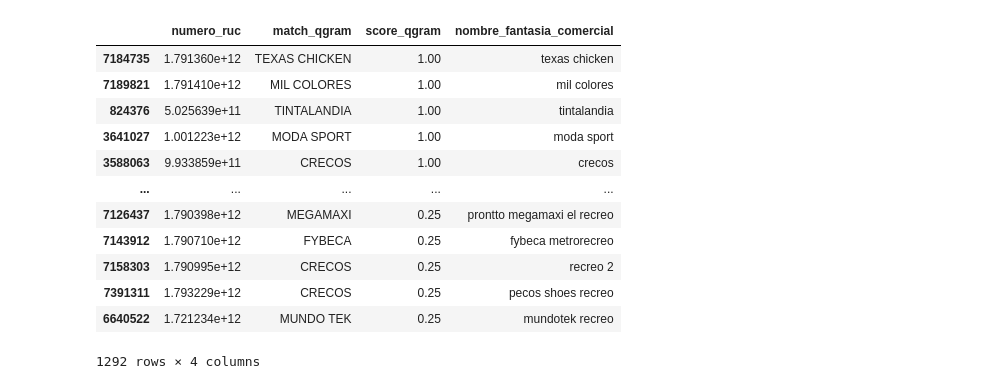
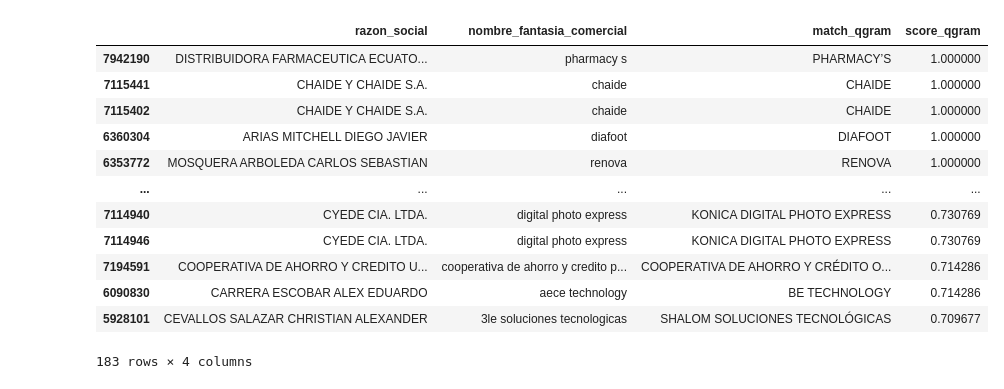
Before and after one commit to Leo-Maker636/centros_comerciales, a Jupyter notebook: sandbox/busqueda_rucs/localizacion_codigo_establecimiento.ipynb, the cells around one changed output. Saved outputs shown, nothing was run; the diff lists cells and outputs as text; code cells hidden in the pictures.

```diff
--- a/sandbox/busqueda_rucs/localizacion_codigo_establecimiento.ipynb
+++ b/sandbox/busqueda_rucs/localizacion_codigo_establecimiento.ipynb
@@ -134,10 +55 @@ def match_qgram(nombre,centro_comercial, threshold=0.5, umbral_centro_comercial
     return None, score
-# %%
-#Normalizamos el nombre fantasía comercial
-base_registro_civil['nombre_fantasia_comercial'] = base_registro_civil['nombre_fantasia_comercial'].apply(normalizar)
-
-#Tenemos la direccion completa separada en base registro civil
-base_registro_civil[['provincia',  'canton', 'parroquia', 'calles']] = (
-    base_registro_civil['direccion_completa']
-        .str.split('/', n=3, expand=True)
-)
@@ -192,0 +56,15 @@ base_registro_civil_test = base_registro_civil[mask_general]
+# %%
+base_registro_civil = base_registro_civil.with_columns(
+    pl.col("nombre_fantasia_comercial")
+      .map_elements(lambda x: normalizar(x))
+      .alias("nombre_fantasia_comercial")
+)
+# %%
+base_registro_civil_test = base_registro_civil[
+    base_registro_civil['direccion_completa'].str.contains(
+        r'(?=.*QUITO)(?=.*MARISCAL)',
+        case=False,
+        na=False,
+        regex=True
+    )
+]
@@ -193,5 +86,5 @@ base_registro_civil_test = base_registro_civil[mask_general]
 # %%
 base_registro_civil_test[['match_qgram', 'score_qgram']] = (
     base_registro_civil_test['nombre_fantasia_comercial']
-      .apply(lambda x: pd.Series(match_qgram(x, centro_comercial='recreo', threshold=0.55, umbral_centro_comercial=0.25)))
+      .apply(lambda x: pd.Series(match_qgram(x)))
 )
@@ -198,18 +102,18 @@ base_registro_civil_test[['match_qgram', 'score_qgram']] = (
 # %%
 base_registro_civil_test = base_registro_civil_test.sort_values(by = 'score_qgram', ascending = False)
 # %%
-base_registro_civil_test[base_registro_civil_test['match_qgram'].notna()][['numero_ruc','match_qgram', 'score_qgram', 'nombre_fantasia_comercial']]
+base_registro_civil_test[(base_registro_civil_test['match_qgram'].notna())][['razon_social', 'nombre_fantasia_comercial', 'match_qgram', 'score_qgram']]
 # %% [output]
-|  | numero_ruc | match_qgram | score_qgram | nombre_fantasia_comercial |
-| 7184735 | 1.791360e+12 | TEXAS CHICKEN | 1.00 | texas chicken |
-| 7189821 | 1.791410e+12 | MIL COLORES | 1.00 | mil colores |
-| 824376 | 5.025639e+11 | TINTALANDIA | 1.00 | tintalandia |
-| 3641027 | 1.001223e+12 | MODA SPORT | 1.00 | moda sport |
-| 3588063 | 9.933859e+11 | CRECOS | 1.00 | crecos |
+|  | razon_social | nombre_fantasia_comercial | match_qgram | score_qgram |
+| 7942190 | DISTRIBUIDORA FARMACEUTICA ECUATO... | pharmacy s | PHARMACY’S | 1.000000 |
+| 7115441 | CHAIDE Y CHAIDE S.A. | chaide | CHAIDE | 1.000000 |
+| 7115402 | CHAIDE Y CHAIDE S.A. | chaide | CHAIDE | 1.000000 |
+| 6360304 | ARIAS MITCHELL DIEGO JAVIER | diafoot | DIAFOOT | 1.000000 |
+| 6353772 | MOSQUERA ARBOLEDA CARLOS SEBASTIAN | renova | RENOVA | 1.000000 |
 | ... | ... | ... | ... | ... |
-| 7126437 | 1.790398e+12 | MEGAMAXI | 0.25 | prontto megamaxi el recreo |
-| 7143912 | 1.790710e+12 | FYBECA | 0.25 | fybeca metrorecreo |
-| 7158303 | 1.790995e+12 | CRECOS | 0.25 | recreo 2 |
-| 7391311 | 1.793229e+12 | CRECOS | 0.25 | pecos shoes recreo |
-| 6640522 | 1.721234e+12 | MUNDO TEK | 0.25 | mundotek recreo |
+| 7114940 | CYEDE CIA. LTDA. | digital photo express | KONICA DIGITAL PHOTO EXPRESS | 0.730769 |
+| 7114946 | CYEDE CIA. LTDA. | digital photo express | KONICA DIGITAL PHOTO EXPRESS | 0.730769 |
+| 7194591 | COOPERATIVA DE AHORRO Y CREDITO U... | cooperativa de ahorro y credito p... | COOPERATIVA DE AHORRO Y CRÉDITO O... | 0.714286 |
+| 6090830 | CARRERA ESCOBAR ALEX EDUARDO | aece technology | BE TECHNOLOGY | 0.714286 |
+| 5928101 | CEVALLOS SALAZAR CHRISTIAN ALEXANDER | 3le soluciones tecnologicas | SHALOM SOLUCIONES TECNOLÓGICAS | 0.709677 |
-1292 rows × 4 columns
+183 rows × 4 columns
```
Also changed, not shown: parts of 26 cells of this notebook, 7 other files.
